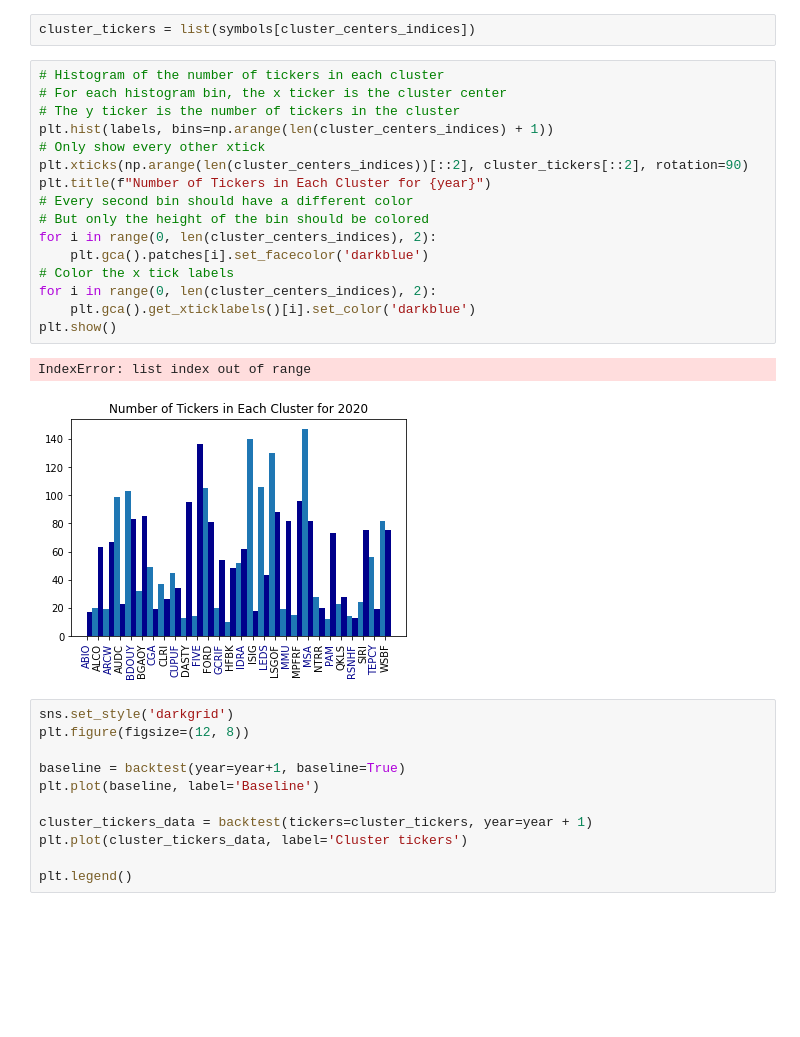
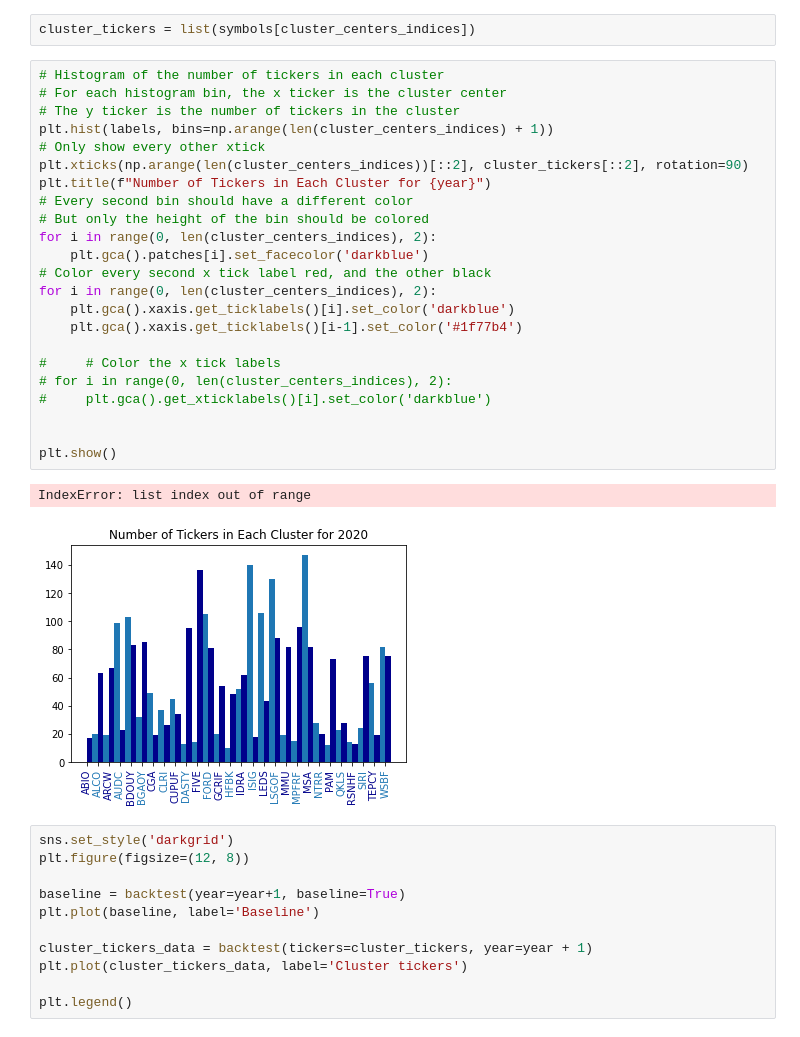
Before and after one commit to borchand/Network_Analysis, a Jupyter notebook: script/diversification.ipynb, the cells around one changed output. Cells and saved outputs as stored; diff of their text form; blank space fills up the shorter version.

Commit message:
Changed hist color

```diff
--- a/script/diversification.ipynb
+++ b/script/diversification.ipynb
@@ -135,22 +133,29 @@ cluster_tickers = list(symbols[cluster_centers_indices])
 # %%
 # Histogram of the number of tickers in each cluster
 # For each histogram bin, the x ticker is the cluster center
 # The y ticker is the number of tickers in the cluster
 plt.hist(labels, bins=np.arange(len(cluster_centers_indices) + 1))
 # Only show every other xtick
 plt.xticks(np.arange(len(cluster_centers_indices))[::2], cluster_tickers[::2], rotation=90)
 plt.title(f"Number of Tickers in Each Cluster for {year}")
 # Every second bin should have a different color
 # But only the height of the bin should be colored
 for i in range(0, len(cluster_centers_indices), 2):
     plt.gca().patches[i].set_facecolor('darkblue')
-# Color the x tick labels
+# Color every second x tick label red, and the other black
 for i in range(0, len(cluster_centers_indices), 2):
-    plt.gca().get_xticklabels()[i].set_color('darkblue')
+    plt.gca().xaxis.get_ticklabels()[i].set_color('darkblue')
+    plt.gca().xaxis.get_ticklabels()[i-1].set_color('#1f77b4')
+
+#     # Color the x tick labels
+# for i in range(0, len(cluster_centers_indices), 2):
+#     plt.gca().get_xticklabels()[i].set_color('darkblue')
+
+
 plt.show()
 # %% [output]
 IndexError: list index out of range
-[figure, old version]
+[figure, new version]
 # %%
 sns.set_style('darkgrid')
 plt.figure(figsize=(12, 8))
```
Also changed, not shown: parts of 2 cells of this notebook.
